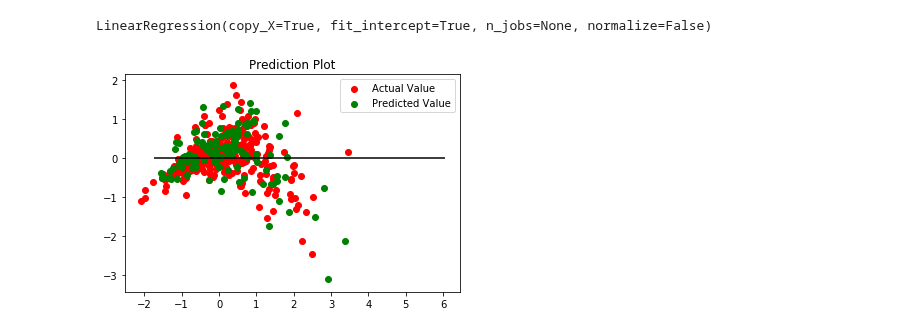
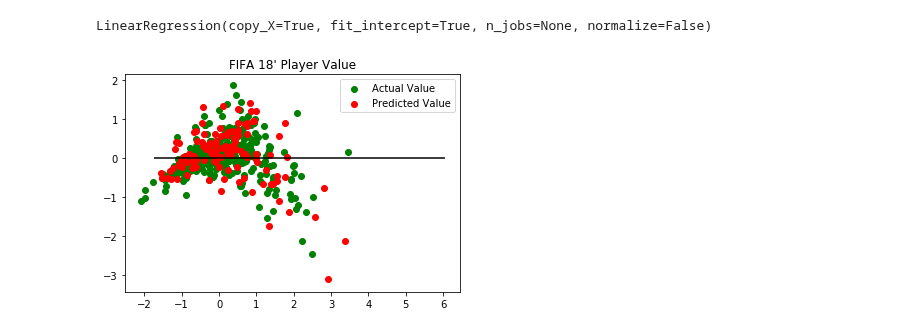
Before and after one commit to grant-pittman/ML-FIFA-Stats, a Jupyter notebook: FIFA18_Player_Value.ipynb, the cells around one changed output. Saved outputs shown, nothing was run; the diff lists cells and outputs as text; code cells hidden in the pictures.

```diff
--- a/FIFA18_Player_Value.ipynb
+++ b/FIFA18_Player_Value.ipynb
@@ -125,11 +125,11 @@ LinearRegression(copy_X=True, fit_intercept=True, n_jobs=None, normalize=False)
 # %%
 predictions = model.predict(X_test_scaled)
 model.fit(X_train_scaled, y_train_scaled)
-plt.scatter(model.predict(X_train_scaled), model.predict(X_train_scaled) - y_train_scaled, c="red", label="Actual Value")
-plt.scatter(model.predict(X_test_scaled), model.predict(X_test_scaled) - y_test_scaled, c="green", label="Predicted Value")
+plt.scatter(model.predict(X_train_scaled), model.predict(X_train_scaled) - y_train_scaled, c="green", label="Actual Value")
+plt.scatter(model.predict(X_test_scaled), model.predict(X_test_scaled) - y_test_scaled, c="red", label="Predicted Value")
 plt.legend()
 plt.hlines(y=0, xmin=y_test_scaled.min(), xmax=y_test_scaled.max())
-plt.title("Prediction Plot")
+plt.title("FIFA 18' Player Value")
 plt.show()
 # %% [output]
-[figure, old version]
+[figure, new version]
```
